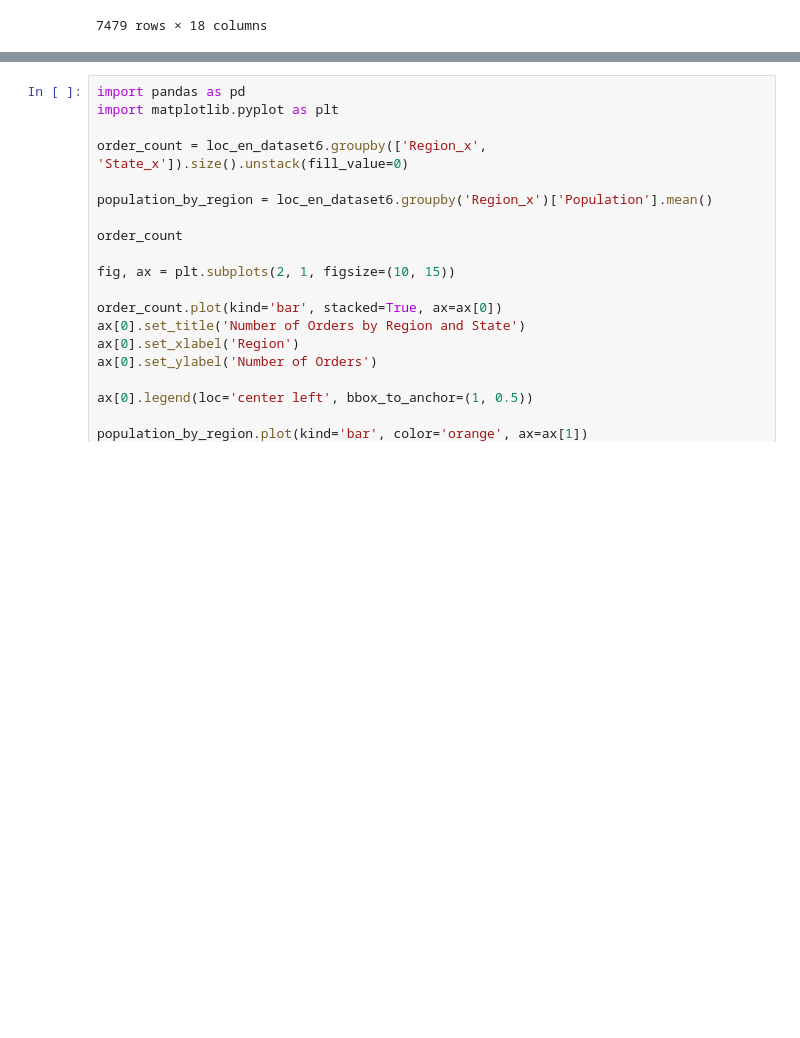
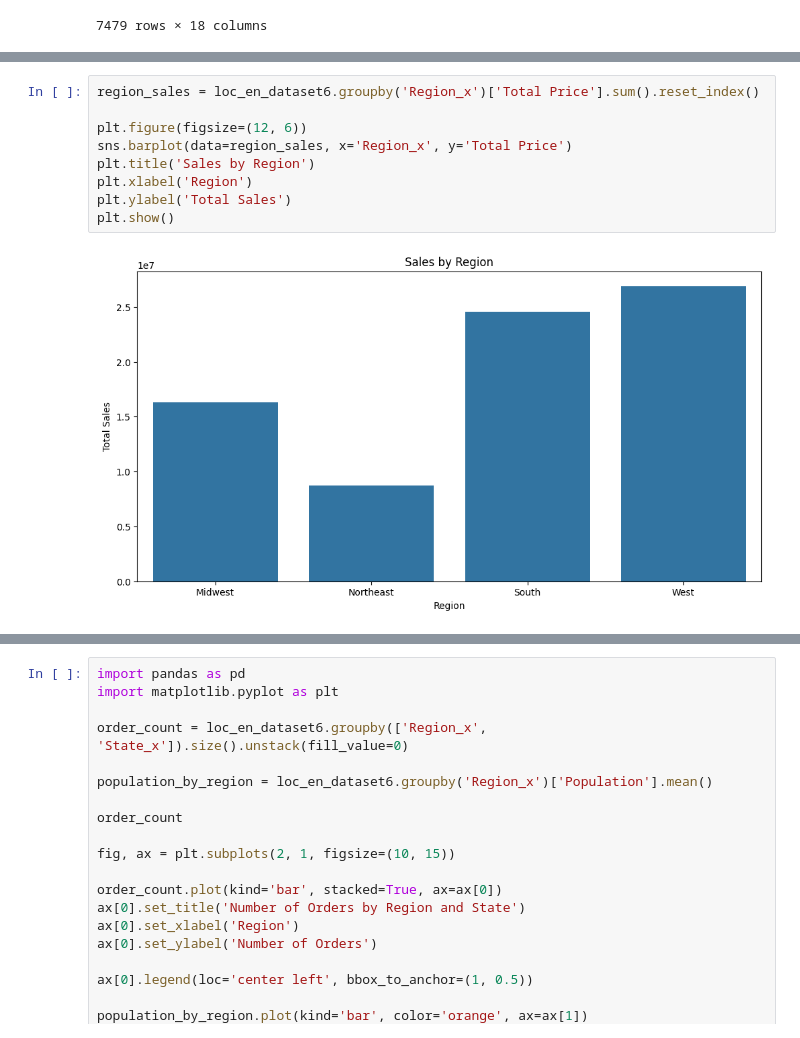
Before and after one commit to NSinha025/ZDS-Mock-Project, a Jupyter notebook: Sales_Order_Sheet_X_Store_Locations_Sheet.ipynb, the cells around one changed output, grey strips where cells are left out. Cells and saved outputs as stored; diff of their text form; blank space fills up the shorter version.

```diff
--- a/Sales_Order_Sheet_X_Store_Locations_Sheet.ipynb
+++ b/Sales_Order_Sheet_X_Store_Locations_Sheet.ipynb
@@ -258,0 +261,11 @@ loc_en_dataset6
+# %%
+region_sales = loc_en_dataset6.groupby('Region_x')['Total Price'].sum().reset_index()
+
+plt.figure(figsize=(12, 6))
+sns.barplot(data=region_sales, x='Region_x', y='Total Price')
+plt.title('Sales by Region')
+plt.xlabel('Region')
+plt.ylabel('Total Sales')
+plt.show()
+# %% [output]
+[figure, added]
```
Also changed, not shown: parts of 6 cells of this notebook.
